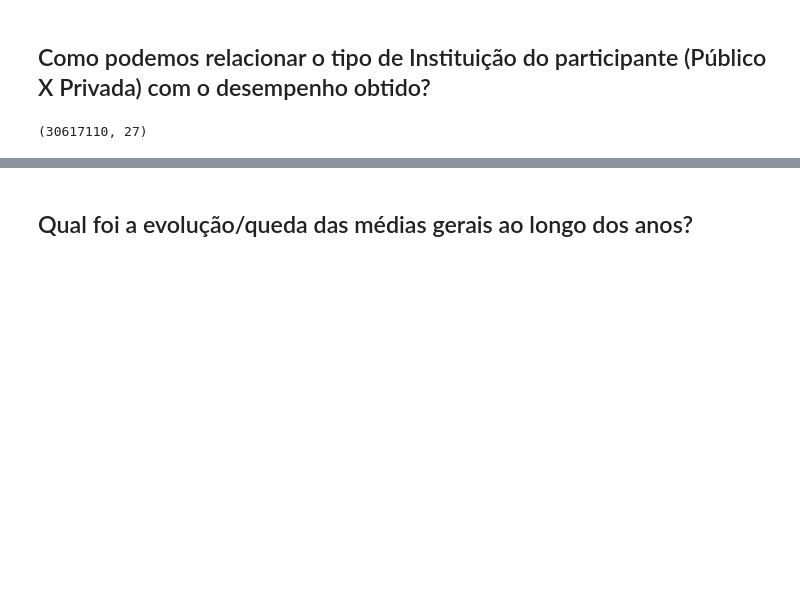
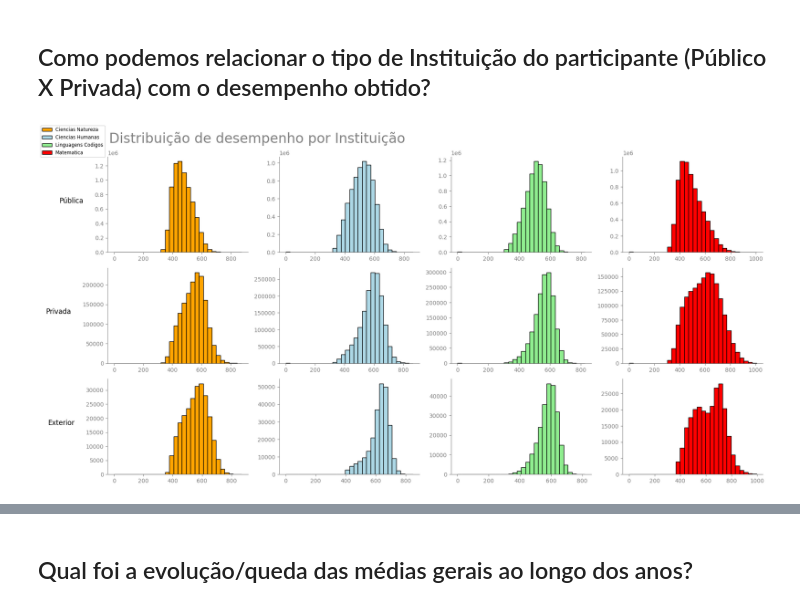
Before and after one commit to LiamFer/ENEM-Analysis, a Jupyter notebook: main_analysis.ipynb, the cells around one changed output, grey strips where cells are left out. Cells and saved outputs as stored; diff of their text form; code cells hidden in the pictures; blank space fills up the shorter version.

Commit message:
Construindo a relação Instituição X Desempenho

```diff
--- a/main_analysis.ipynb
+++ b/main_analysis.ipynb
@@ -89,7 +89,8 @@ situacao_ensino_medio = {
 tipo_instituicao = {
     1: "Não Respondeu",
     2: "Pública",
-    3: "Privada"
+    3: "Privada",
+    4: "Exterior"
 }
 
 treineiro = {
@@ -416,7 +417,36 @@ plt.savefig('graphs/knowledge_grades_distribution.png', transparent=True, dpi=60
 [figure]
 # %% [markdown]
 ## Como podemos relacionar o tipo de Instituição do participante (Público X Privada) com o desempenho obtido?
-# %%
-enem.shape
-# %% [output]
-(30617110, 27)
+# %%
+institutionalBased_grades = enem.loc[enem.Tipo_Escola > 1,["Ano","Tipo_Escola",'Ciencias_Natureza', 'Ciencias_Humanas', 'Linguagens_Codigos', 'Matematica']]
+institutionalBased_grades['Tipo_Escola'] = institutionalBased_grades['Tipo_Escola'].map(tipo_instituicao)
+# %%
+fig,axs = plt.subplots(3,4,figsize=(18,9))
+
+subjects = ['Ciencias_Natureza', 'Ciencias_Humanas', 'Linguagens_Codigos', 'Matematica']
+colors = ['orange','lightblue','lightgreen','red']
+
+# Criando loop pra criar 3 linhas de Histogramas, uma pra cada tipo de instituição e sobre cada Matéria
+for i, stype in enumerate(institutionalBased_grades.Tipo_Escola.unique(), 0):
+    data = institutionalBased_grades.loc[institutionalBased_grades.Tipo_Escola == stype]
+    for k, subject in enumerate(subjects, 0):
+        # Plotando o histograma
+        axs[i,k].hist(data[subject],color=colors[k], bins=30,edgecolor='black')
+        # Personalizando o gráfico
+        axs[i,k].tick_params(axis='x', colors='gray')
+        axs[i,k].tick_params(axis='y', colors='gray')
+        axs[i,k].spines['right'].set_visible(False)
+        axs[i,k].spines['top'].set_visible(False)
+        axs[i,k].spines['left'].set_color("gray")
+        axs[i,k].spines['bottom'].set_color("gray")
+        # Adicionando o tipo de instituição no primeiro histograma de cada linha
+        if k == 0:
+            axs[i,k].set_ylabel(stype, rotation=0, labelpad=20, fontsize=12, ha='right')
+
+
+
+fig.suptitle("Distribuição de desempenho por Instituição",fontsize=24,color='gray',ha="right")
+plt.figlegend(labels=list(map(lambda x: x.replace("_"," "),subjects)),loc="upper left", fontsize='small')
+plt.tight_layout()
+# %% [output]
+[figure, added]
```
Also changed, not shown: parts of 2 cells of this notebook, 1 other file.
